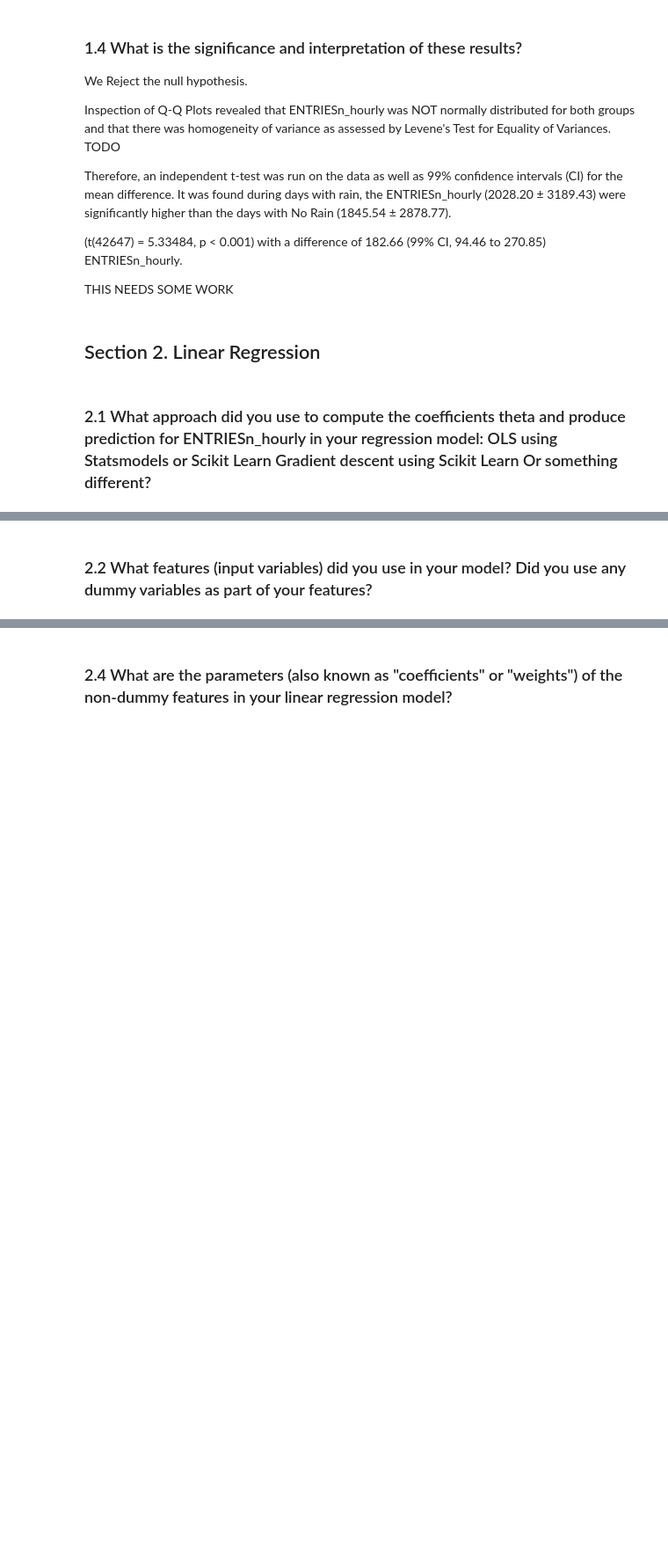
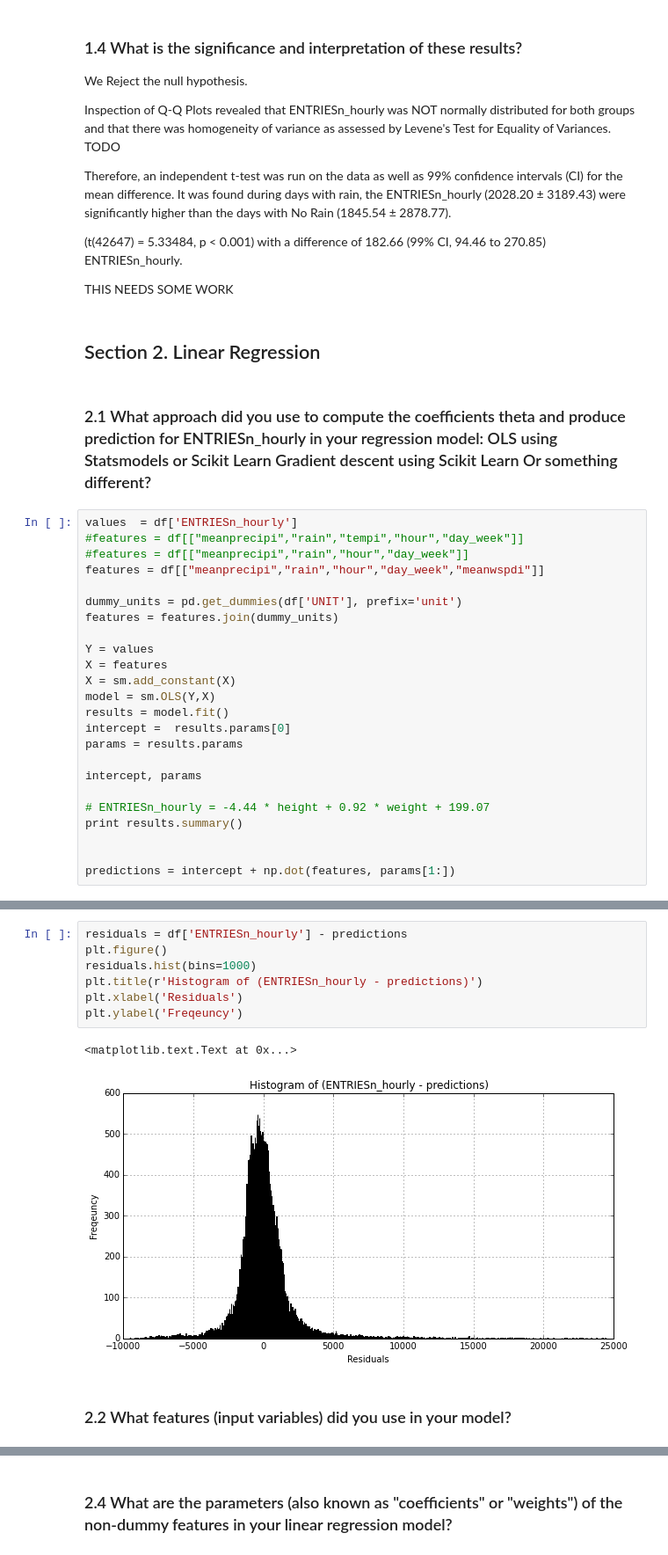
Before and after one commit to craignicholson/P2-1, a Jupyter notebook: Data_Analyst_ND_Project2.ipynb, the cells around one changed output, grey strips where cells are left out. Shown at 88% size. Saved outputs shown, nothing was run; the diff lists cells and outputs as text; blank space fills up the shorter version.

Commit message:
worked on linear regression, and charts for sections 2 and 3

```diff
--- a/Data_Analyst_ND_Project2.ipynb
+++ b/Data_Analyst_ND_Project2.ipynb
@@ -421 +421,25 @@ THIS NEEDS SOME WORK
 ### 2.1 What approach did you use to compute the coefficients theta and produce prediction for ENTRIESn_hourly in your regression model: OLS using Statsmodels or Scikit Learn Gradient descent using Scikit Learn Or something different?
+# %%
+values  = df['ENTRIESn_hourly']
+#features = df[["meanprecipi","rain","tempi","hour","day_week"]]
+#features = df[["meanprecipi","rain","hour","day_week"]]
+features = df[["meanprecipi","rain","hour","day_week","meanwspdi"]]
+
+dummy_units = pd.get_dummies(df['UNIT'], prefix='unit')
+features = features.join(dummy_units)
+
+Y = values
+X = features
+X = sm.add_constant(X)
+model = sm.OLS(Y,X)
+results = model.fit()
+intercept =  results.params[0]
+params = results.params
+
+intercept, params
+
+# ENTRIESn_hourly = -4.44 * height + 0.92 * weight + 199.07
+print results.summary()
+
+
+predictions = intercept + np.dot(features, params[1:])
@@ -422,2 +464,12 @@ THIS NEEDS SOME WORK
+# %%
+residuals = df['ENTRIESn_hourly'] - predictions
+plt.figure()
+residuals.hist(bins=1000)
+plt.title(r'Histogram of (ENTRIESn_hourly - predictions)')
+plt.xlabel('Residuals')
+plt.ylabel('Freqeuncy')
+# %% [output]
+<matplotlib.text.Text at 0x...>
+[figure, added]
 # %% [markdown]
-### 2.2 What features (input variables) did you use in your model? Did you use any dummy variables as part of your features?
+### 2.2 What features (input variables) did you use in your model?
```
Also changed, not shown: parts of 21 cells of this notebook.
